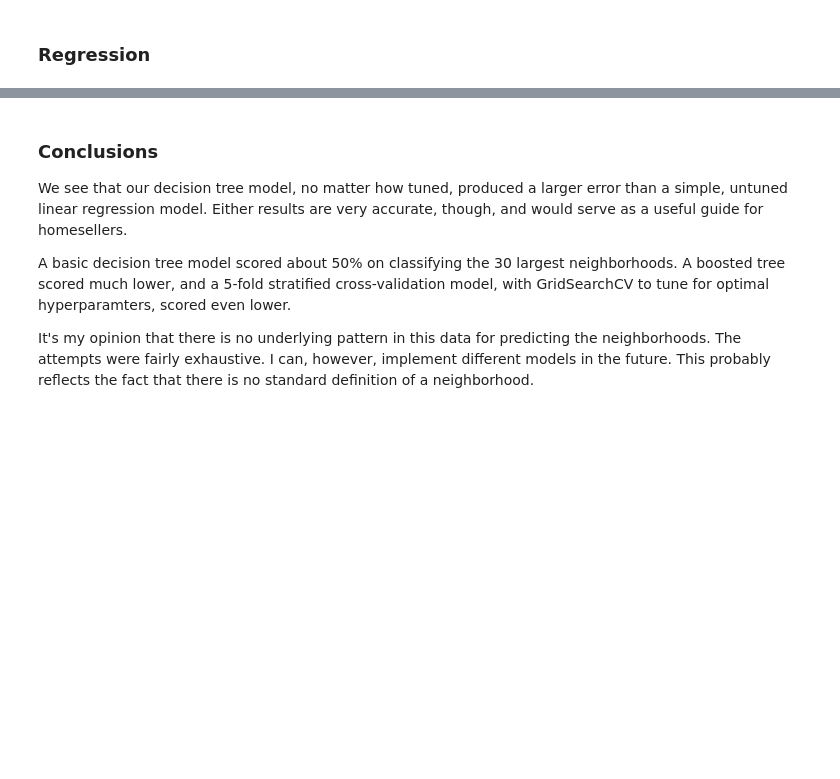
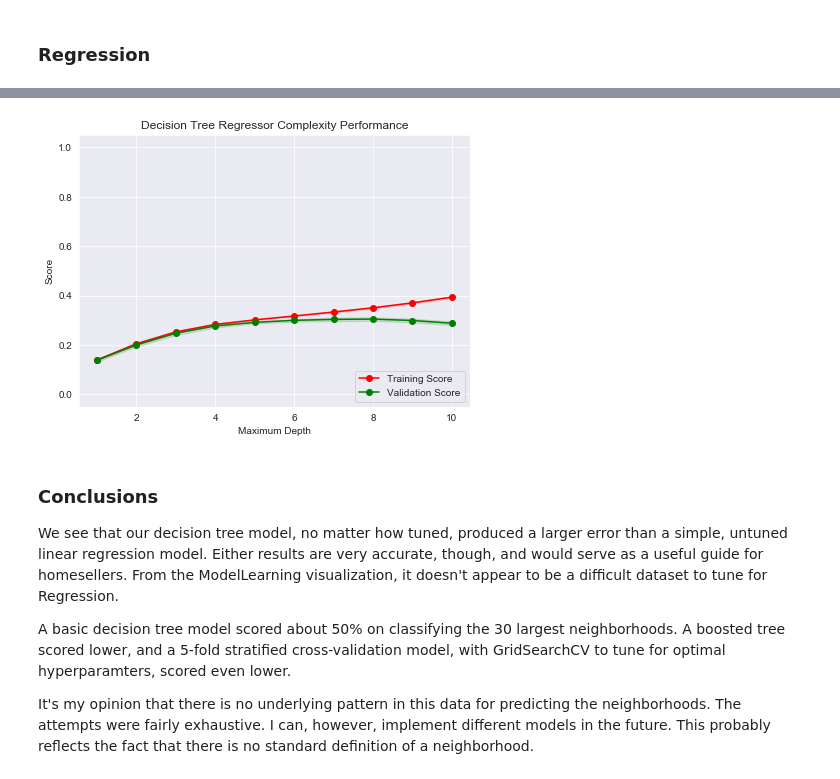
Before and after one commit to drewlehe/Springboard, a Jupyter notebook: Capstone.ipynb, the cells around one changed output, grey strips where cells are left out. Saved outputs shown, nothing was run; the diff lists cells and outputs as text; code cells hidden in the pictures; blank space fills up the shorter version.

```diff
--- a/Capstone.ipynb
+++ b/Capstone.ipynb
@@ -310,9 +327,13 @@ Regression Tree test set RMSE: 2021.66
+# %%
+vs.ModelComplexity(X_train, y_train)
+# %% [output]
+[figure, added]
 # %% [markdown]
 ### Conclusions
-We see that our decision tree model, no matter how tuned, produced a larger error than a simple, untuned linear regression model. Either results are very accurate, though, and would serve as a useful guide for homesellers.
+We see that our decision tree model, no matter how tuned, produced a larger error than a simple, untuned linear regression model. Either results are very accurate, though, and would serve as a useful guide for homesellers. From the ModelLearning visualization, it doesn't appear to be a difficult dataset to tune for Regression.
 
 A basic decision tree model scored about 50% on classifying the 30 largest neighborhoods.
-A boosted tree scored much lower, and a 5-fold stratified cross-validation model, with GridSearchCV to tune for optimal hyperparamters, scored even lower.
+A boosted tree scored lower, and a 5-fold stratified cross-validation model, with GridSearchCV to tune for optimal hyperparamters, scored even lower.
 
 It's my opinion that there is no underlying pattern in this data for predicting the neighborhoods. The attempts were fairly exhaustive. I can, however, implement different models in the future.
 This probably reflects the fact that there is no standard definition of a neighborhood.
```
Also changed, not shown: parts of 13 cells of this notebook.
